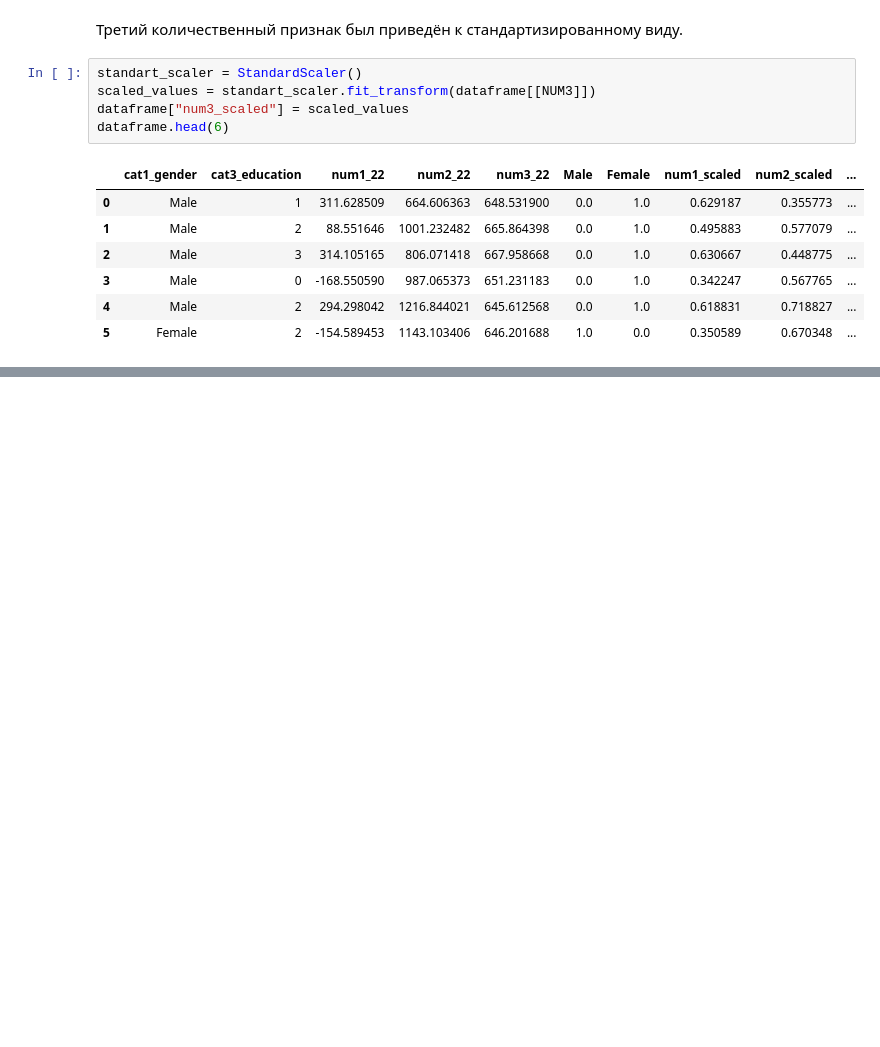
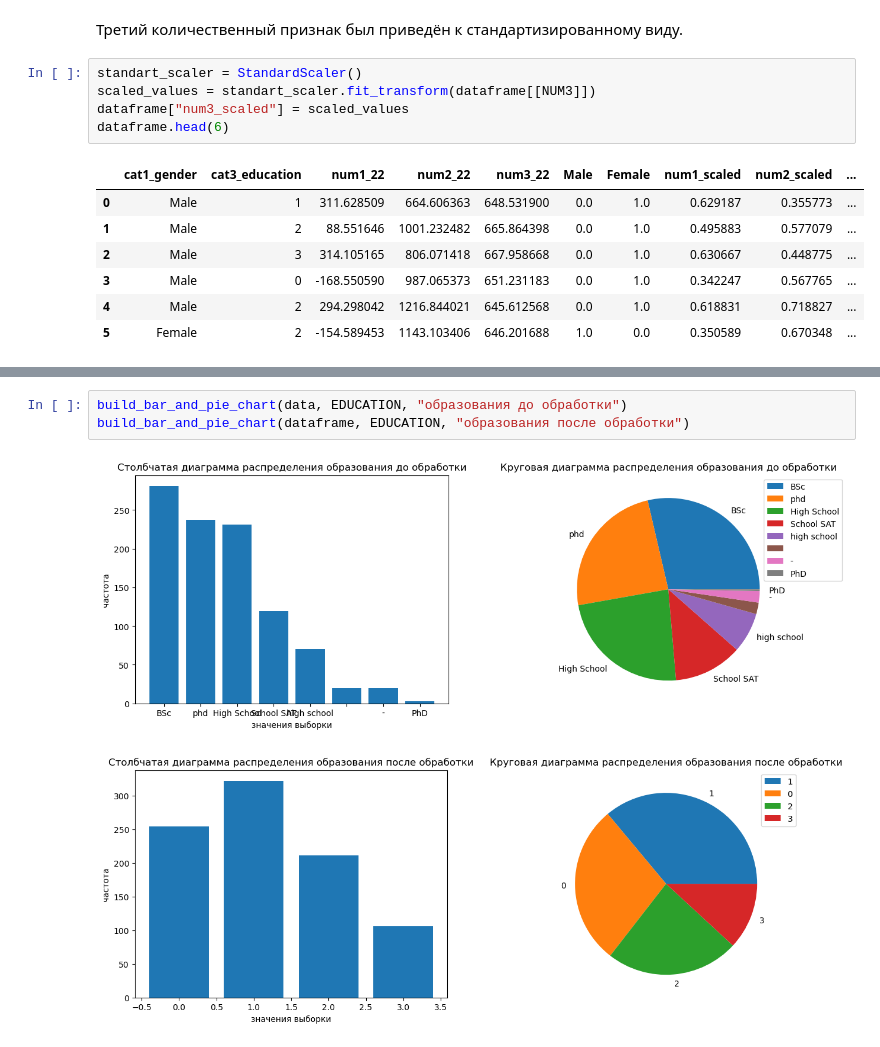
Before and after one commit to Nitrolacs/data_analysis_1_lab, a Jupyter notebook: notebooks/lab_1.ipynb, the cells around one changed output, grey strips where cells are left out. Cells and saved outputs as stored; diff of their text form; blank space fills up the shorter version.

```diff
--- a/notebooks/lab_1.ipynb
+++ b/notebooks/lab_1.ipynb
@@ -375,0 +384,6 @@ dataframe.head(6)
+# %%
+build_bar_and_pie_chart(data, EDUCATION, "образования до обработки")
+build_bar_and_pie_chart(dataframe, EDUCATION, "образования после обработки")
+# %% [output]
+[figure, added]
+[figure, added]
```
Also changed, not shown: parts of 14 cells of this notebook, 2 other files.
